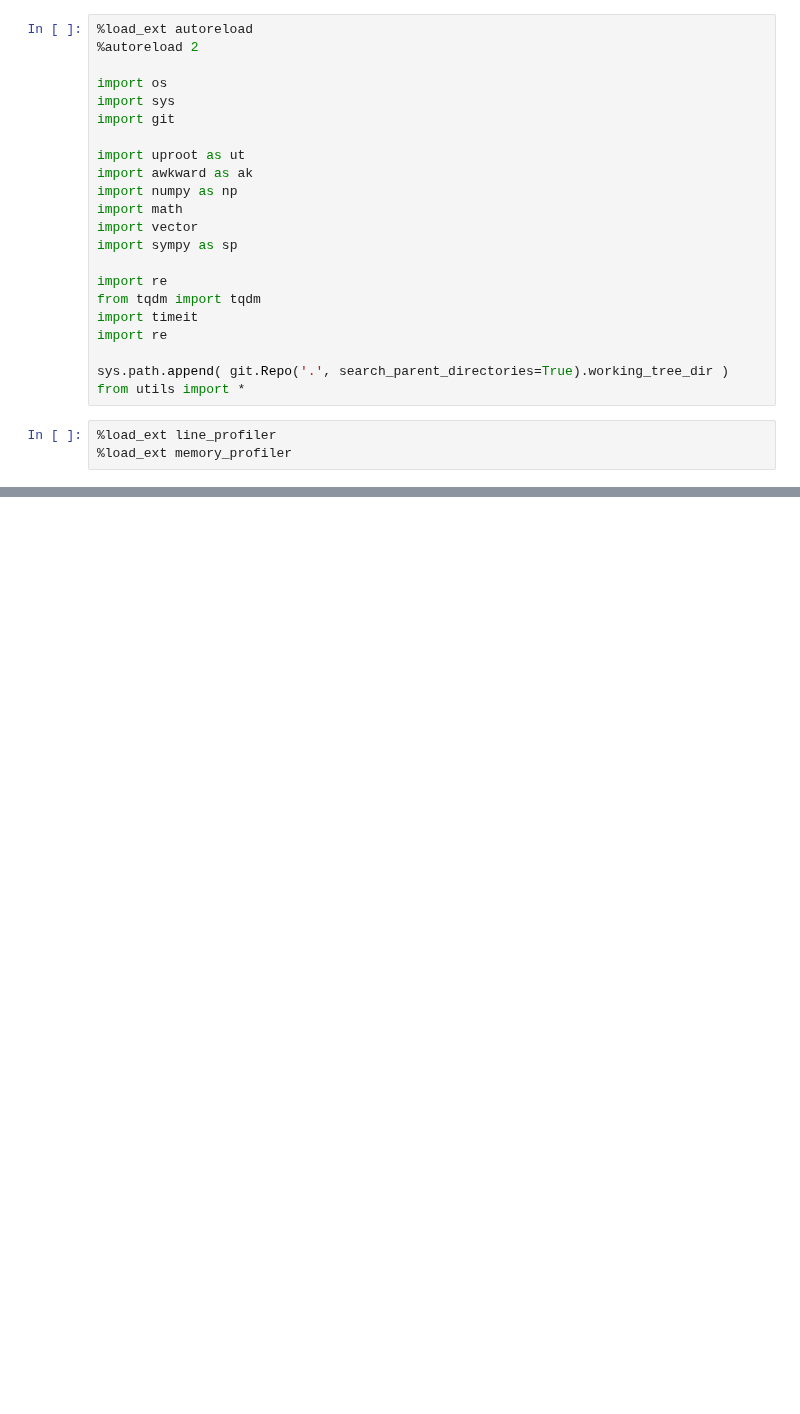
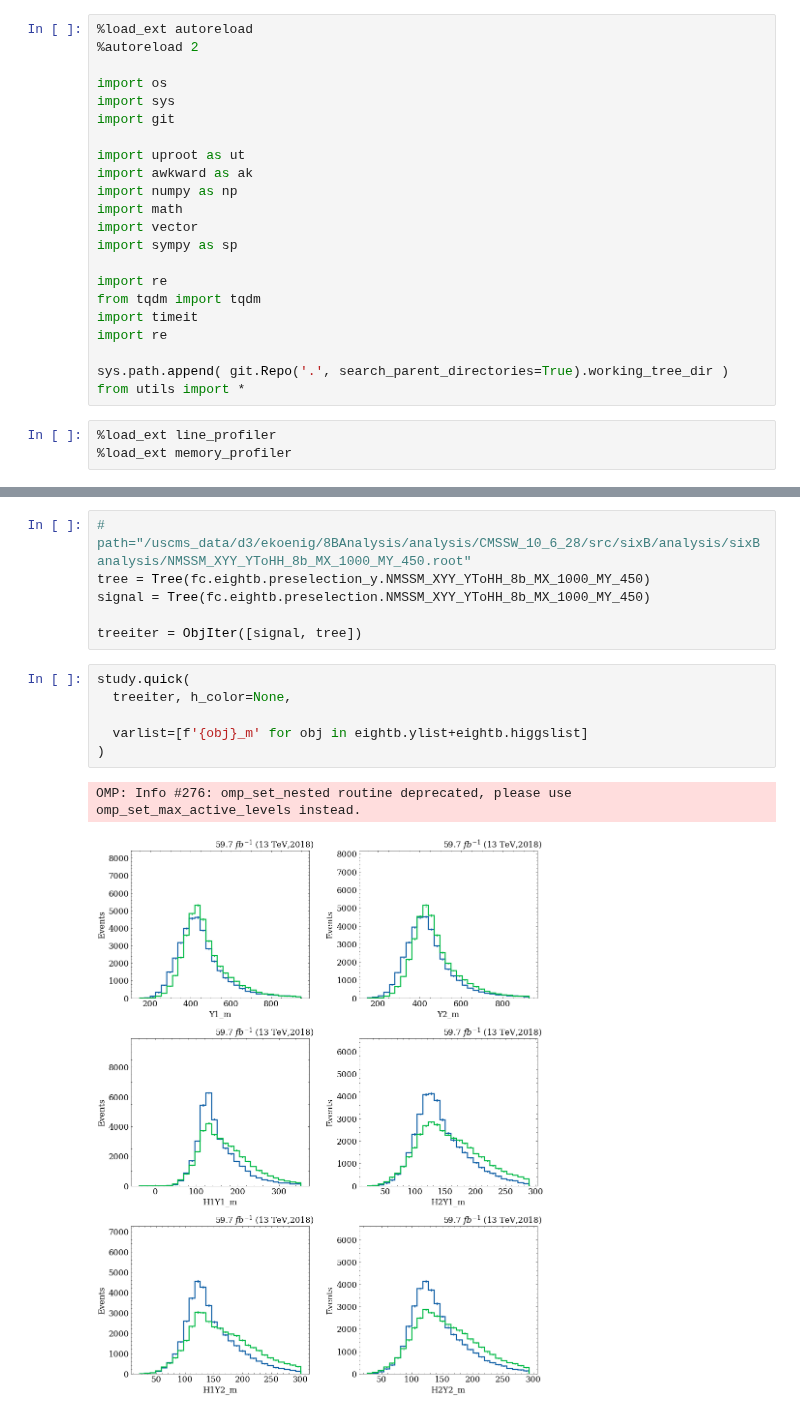
Before and after one commit to ekoenig4/analysis, a Jupyter notebook: jupyter/test_benchmark.ipynb, the cells around one changed output, grey strips where cells are left out. Saved outputs shown, nothing was run; the diff lists cells and outputs as text; blank space fills up the shorter version.

```diff
--- a/jupyter/test_benchmark.ipynb
+++ b/jupyter/test_benchmark.ipynb
@@ -102,0 +26,15 @@ study.quick(
+# %%
+# path="/uscms_data/d3/ekoenig/8BAnalysis/analysis/CMSSW_10_6_28/src/sixB/analysis/sixBanalysis/NMSSM_XYY_YToHH_8b_MX_1000_MY_450.root"
+tree = Tree(fc.eightb.preselection_y.NMSSM_XYY_YToHH_8b_MX_1000_MY_450)
+signal = Tree(fc.eightb.preselection.NMSSM_XYY_YToHH_8b_MX_1000_MY_450)
+
+treeiter = ObjIter([signal, tree])
+# %%
+study.quick(
+  treeiter, h_color=None,
+
+  varlist=[f'{obj}_m' for obj in eightb.ylist+eightb.higgslist]
+)
+# %% [output]
+OMP: Info #276: omp_set_nested routine deprecated, please use omp_set_max_active_levels instead.
+[figure, added]
```
Also changed, not shown: parts of 12 cells of this notebook, 10 other files.
